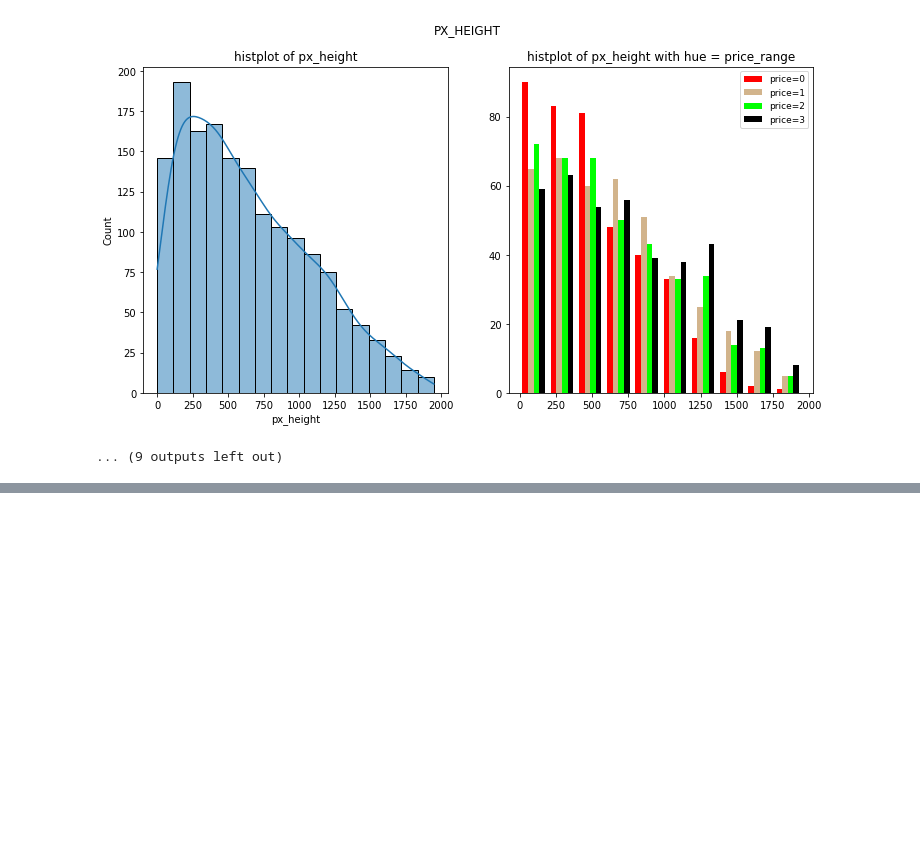
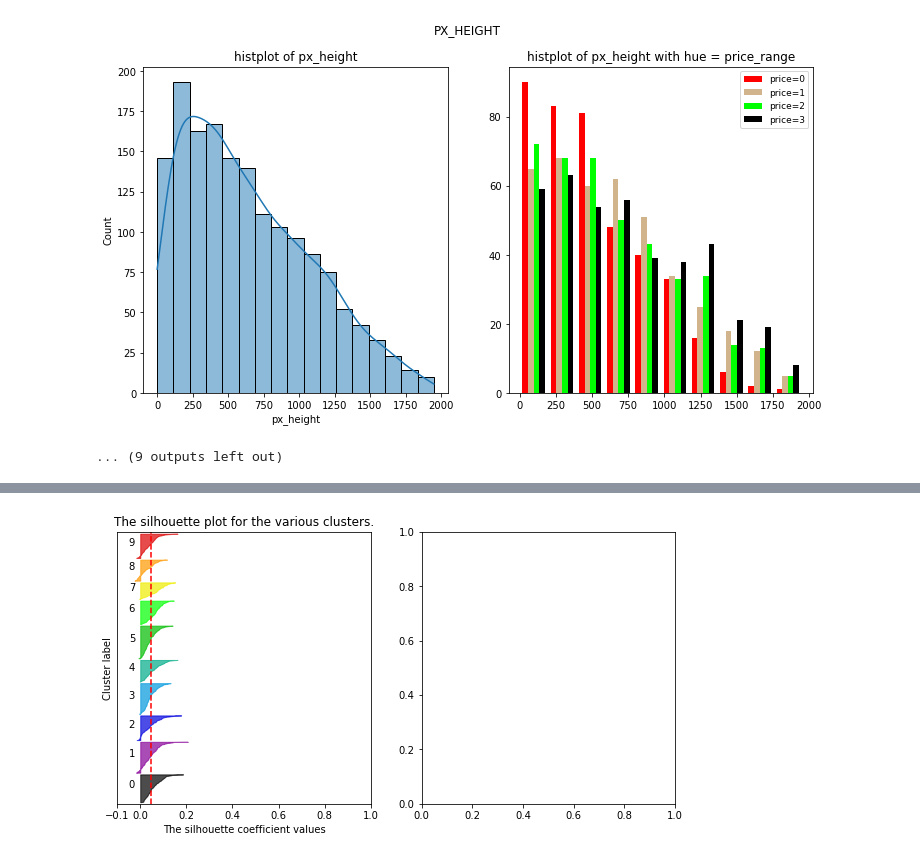
Before and after one commit to alefrajoe/Machine-Learning-projects, a Jupyter notebook: Mobile_phone_notebook.ipynb, the cells around one changed output, grey strips where cells are left out. Cells and saved outputs as stored; diff of their text form; code cells hidden in the pictures; blank space fills up the shorter version.

```diff
--- a/Mobile_phone_notebook.ipynb
+++ b/Mobile_phone_notebook.ipynb
@@ -142,10 +141,13 @@ from sklearn.preprocessing import MinMaxScaler, StandardScaler
 scaler = StandardScaler()
 # make a copy of the target
 y_train = train['price_range'].copy()
+y_val = train['price_range'].copy()
+
 # save the column names and indices
 indices_train = train.index.copy()
-columns_names = train.drop('price_range', axis=1).columns
+indices_val = val.index.copy()
+columns_names = train.drop('price_range', axis=1).columns # these are the same for both train and val
+
 # fit and transform the scaler
-train = pd.DataFrame(scaler.fit_transform(train.drop('price_range', axis=1)), columns=columns_names, index=indices_train)
-# concat the train set back together
-#train = pd.concat([train, y_train], axis=1)
+x_train = pd.DataFrame(scaler.fit_transform(train.drop('price_range', axis=1)), columns=columns_names, index=indices_train)
+x_val = pd.DataFrame(scaler.transform(val.drop('price_range', axis=1)), columns=columns_names, index=indices_val)
@@ -151,0 +156,78 @@ train = pd.DataFrame(scaler.fit_transform(train.drop('price_range', axis=1)), co
+# %%
+from sklearn.cluster import KMeans
+from sklearn.metrics import silhouette_samples, silhouette_score
+import matplotlib.cm as cm
+
+# number of clusters
+clusters = [x for x in range(10, 20, 1)]
+
+# store the results in a dictionary
+kmeans_results = {'n_cluster':[], 'silhouette_score':[], 'inertia':[]}
+
+# find the optimal number of clusters
+for clus in clusters:
+    # select the model
+    model = KMeans(n_clusters=clus, n_init=100, random_state=101, max_iter=1000)
+    # fit the model using the train dataset
+    model.fit(x_train)
+
+    # append and print the results
+    print("*************************************")
+    print(f"Cluster {clus}: inertia={model.inertia_} and avg_silhouette_score={silhouette_score(x_train, model.labels_)}\n")
+
+    kmeans_results['n_cluster'].append(clus)
+    kmeans_results['inertia'].append(model.inertia_)
+    kmeans_results['silhouette_score'].append(silhouette_score(x_train, model.labels_))
+
+
+    # *** Subplots ***
+    fig, (ax1, ax2) = plt.subplots(1, 2, figsize=(10, 5))
+
+    # *** Subplot1 ***: silhouette knife plot
+    # The silhouette coefficient can range from -1, 1 but in this example all lie within [-0.3, 1]
+    ax1.set_xlim([-0.1, 1])
+    # The (n_clusters+1)*10 is for inserting blank space between silhouette plots of individual clusters, to demarcate them clearly.
+    ax1.set_ylim([0, len(x_train.index) + (clus + 1) * 10])
+    # silhouette avg
+    silhouette_avg = silhouette_score(x_train, model.labels_)
+    # Compute the silhouette scores for each sample
+    sample_silhouette_values = silhouette_samples(x_train, model.labels_)
+
+    # from sklearn documentation -> to create the silhouette plot
+    y_lower = 10
+    for i in range(clus):
+        # Aggregate the silhouette scores for samples belonging to cluster i, and sort them
+        ith_cluster_silhouette_values = sample_silhouette_values[model.labels_ == i]
+
+        ith_cluster_silhouette_values.sort()
+
+        size_cluster_i = ith_cluster_silhouette_values.shape[0]
+        y_upper = y_lower + size_cluster_i
+
+        color = cm.nipy_spectral(float(i) / clus)
+        ax1.fill_betweenx(
+            np.arange(y_lower, y_upper),
+            0,
+            ith_cluster_silhouette_values,
+            facecolor=color,
+            edgecolor=color,
+            alpha=0.7,
+        )
+
+        # Label the silhouette plots with their cluster numbers at the middle
+        ax1.text(-0.05, y_lower + 0.5 * size_cluster_i, str(i))
+
+        # Compute the new y_lower for next plot
+        y_lower = y_upper + 10  # 10 for the 0 samples
+
+    ax1.set_title("The silhouette plot for the various clusters.")
+    ax1.set_xlabel("The silhouette coefficient values")
+    ax1.set_ylabel("Cluster label")
+
+    # The vertical line for average silhouette score of all the values
+    ax1.axvline(x=silhouette_avg, color="red", linestyle="--")
+
+    ax1.set_yticks([])  # Clear the yaxis labels / ticks
+    ax1.set_xticks([-0.1, 0, 0.2, 0.4, 0.6, 0.8, 1])
+    plt.show()
+# %% [output]
@@ -151,0 +236 @@ train = pd.DataFrame(scaler.fit_transform(train.drop('price_range', axis=1)), co
+[figure, added]
```
Also changed, not shown: parts of 7 cells of this notebook.
